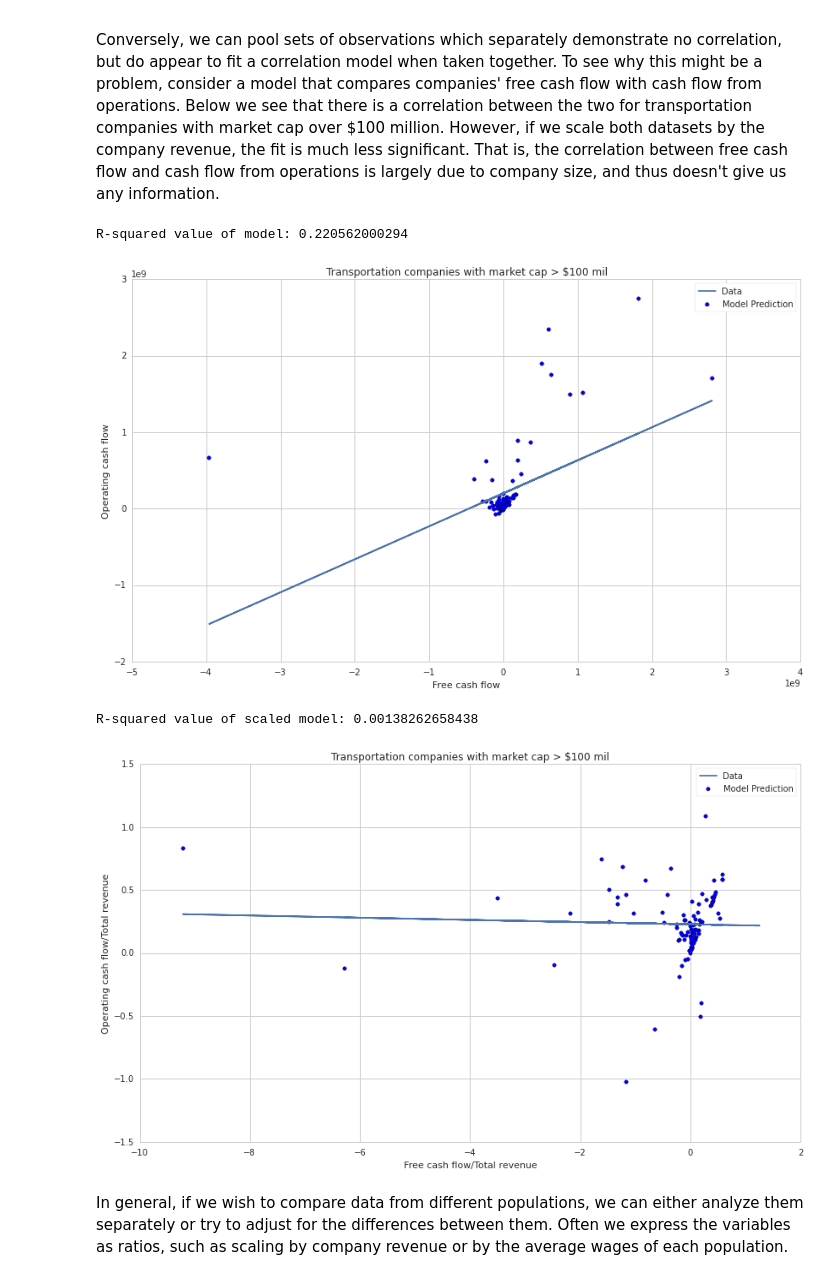
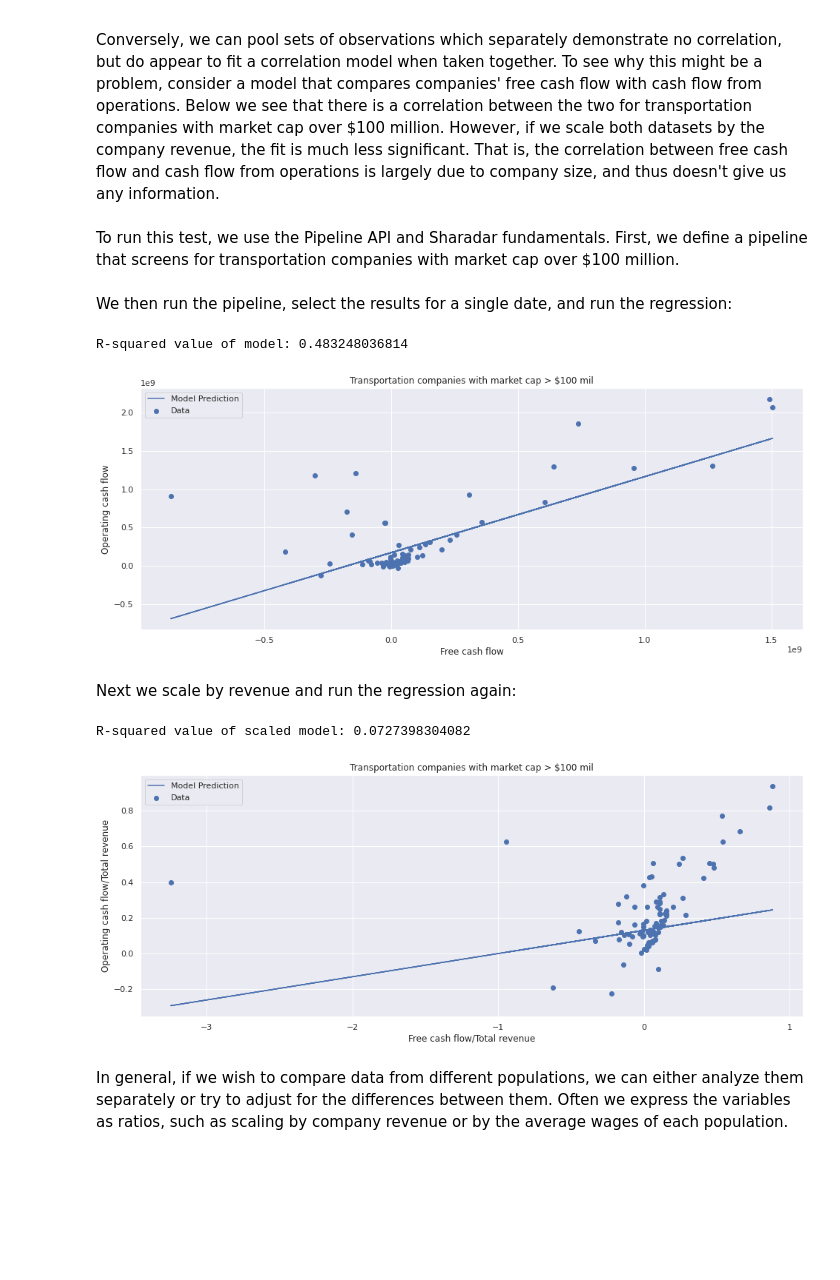
Before and after one commit to quantrocket-codeload/quant-finance-lectures, a Jupyter notebook: quant_finance_lectures/Lecture17-Model-Misspecification.ipynb, the cells around one changed output. Cells and saved outputs as stored; diff of their text form; code cells hidden in the pictures; blank space fills up the shorter version.

Commit message:
update Lecture 17 with Sharadar fundamentals

```diff
--- a/quant_finance_lectures/Lecture17-Model-Misspecification.ipynb
+++ b/quant_finance_lectures/Lecture17-Model-Misspecification.ipynb
@@ -38,7 +38,7 @@ securities = get_securities(symbols=["SPY", "AAPL", "JNJ"])
 start = '2013-01-01'
 end = '2015-01-01'
 
-closes = get_prices('free-usstock-1min', data_frequency='daily', sids=securities.index.tolist(), fields='Close', start_date=start, end_date=end).loc['Close']
+closes = get_prices('usstock-free-1min', data_frequency='daily', sids=securities.index.tolist(), fields='Close', start_date=start, end_date=end).loc['Close']
 
 sids_to_symbols = securities.Symbol.to_dict()
 closes = closes.rename(columns=sids_to_symbols)
@@ -67,7 +67,7 @@ It's hard to see consistency, or lack of it, since it is asymptotic and probabil
 start = '2009-01-01'
 end = '2015-01-01'
 
-closes = get_prices('free-usstock-1min', data_frequency='daily', sids=securities.index.tolist(), fields='Close', start_date=start, end_date=end).loc['Close']
+closes = get_prices('usstock-free-1min', data_frequency='daily', sids=securities.index.tolist(), fields='Close', start_date=start, end_date=end).loc['Close']
 closes = closes.rename(columns=sids_to_symbols)
 
 bench = closes['SPY']
@@ -103,7 +103,7 @@ securities = get_securities(symbols=["AAPL", "MSFT", "JNJ", "XOM", "MON"])
 start = '2017-01-01'
 end = '2018-01-01'
 
-closes = get_prices("free-usstock-1min", data_frequency='daily', sids=securities.index.tolist(), fields='Close', start_date=start, end_date=end).loc['Close']
+closes = get_prices("usstock-free-1min", data_frequency='daily', sids=securities.index.tolist(), fields='Close', start_date=start, end_date=end).loc['Close']
 
 sids_to_symbols = securities.Symbol.to_dict()
 closes = closes.rename(columns=sids_to_symbols)
@@ -215,58 +215,73 @@ plt.plot(model.params[0] + model.params[1]*np.arange(30), color='r');
 It's clear that two separate models for the two datasets would be more appropriate. Note that, as above, this can lead to assumption violations like heteroskedasticity and errors that are not normally distributed.
 
 Conversely, we can pool sets of observations which separately demonstrate no correlation, but do appear to fit a correlation model when taken together. To see why this might be a problem, consider a model that compares companies' free cash flow with cash flow from operations. Below we see that there is a correlation between the two for transportation companies with market cap over $100 million. However, if we scale both datasets by the company revenue, the fit is much less significant. That is, the correlation between free cash flow and cash flow from operations is largely due to company size, and thus doesn't give us any information.
+# %% [markdown]
+To run this test, we use the Pipeline API and Sharadar fundamentals. First, we define a pipeline that screens for transportation companies with market cap over \$100 million.
+# %%
+from zipline.pipeline import Pipeline
+from zipline.research import run_pipeline
+from zipline.pipeline.data import sharadar, master
+
+fundamentals = sharadar.Fundamentals.slice(dimension='ARQ', period_offset=0)
+
+pipeline = Pipeline(
+    columns={
+        "free_cash_flow": fundamentals.FCF.latest,
+        "operating_cash_flow": fundamentals.NCFO.latest,
+        "total_revenue": fundamentals.REVENUE.latest
+    },
+    screen=(fundamentals.MARKETCAP.latest > 1e8) & (master.SecuritiesMaster.sharadar_FamaIndustry.latest.eq('Transportation'))
+)
+# %% [markdown]
+We then run the pipeline, select the results for a single date, and run the regression:
 # %%
-# We'll be using pandas DataFrames
-import pandas as pd
-
-# Get most recent free cash flow, operating cash flow, and total revenue data
-fundamentals = init_fundamentals()
-today = pd.datetime.today()
-data = get_fundamentals(query(fundamentals.cash_flow_statement.free_cash_flow,
-                              fundamentals.cash_flow_statement.operating_cash_flow,
-                              fundamentals.income_statement.total_revenue,)
-                        .filter(fundamentals.valuation.market_cap > 1e8, # Filter by market cap & industry
-                               fundamentals.company_reference.industry_template_code == 'T'), today).T
+data = run_pipeline(pipeline, start_date="2015-12-01", end_date="2015-12-31", bundle='usstock-1min')
+data = data.xs('2015-12-31')
 
 # Drop missing data
 data.dropna(inplace=True)
 
 # Run linear regression and print R-squared value to evaluate the goodness of the fit
 unscaled_model = regression.linear_model.OLS(data['operating_cash_flow'],
                                     sm.add_constant(data['free_cash_flow'])).fit()
 prediction = unscaled_model.params[0] + unscaled_model.params[1]*data['free_cash_flow']
-print 'R-squared value of model:', unscaled_model.rsquared
+print('R-squared value of model:', unscaled_model.rsquared)
 
 # Plot the raw data for visualization
 plt.scatter(data['free_cash_flow'], data['operating_cash_flow'])
 plt.plot(data['free_cash_flow'], prediction)
-plt.legend(['Data', 'Model Prediction'])
+plt.legend(['Model Prediction', 'Data'])
 plt.xlabel('Free cash flow')
 plt.ylabel('Operating cash flow')
 plt.title('Transportation companies with market cap > $100 mil');
 # %% [output]
-R-squared value of model: 0.220562000294
+R-squared value of model: 0.483248036814
-[figure, old version]
+[figure, new version]
+# %% [markdown]
+Next we scale by revenue and run the regression again:
 # %%
+# drop rows with 0 revenue to avoid division by zero
+data = data[data.total_revenue > 0]
+
 # Run linear regression with inputs scaled by total revenue
 scaled_model = regression.linear_model.OLS(
-    data['operating_cash_flow'].values/data['total_revenue'].values,
-    sm.add_constant(data['free_cash_flow'].values/data['total_revenue'].values), missing='drop').fit()
-print 'R-squared value of scaled model:', scaled_model.rsquared
+    data['operating_cash_flow']/data['total_revenue'],
+    sm.add_constant(data['free_cash_flow']/data['total_revenue']), missing='drop').fit()
+print('R-squared value of scaled model:', scaled_model.rsquared)
 
-prediction = scaled_model.params[0] + scaled_model.params[1]*(data['free_cash_flow'].values/data['total_revenue'].values)
+prediction = scaled_model.params[0] + scaled_model.params[1]*(data['free_cash_flow']/data['total_revenue'])
 
 # Plot the scaled data
-plt.scatter(data['free_cash_flow'].values/data['total_revenue'].values,
-            data['operating_cash_flow'].values/data['total_revenue'].values)
-plt.plot(data['free_cash_flow'].values/data['total_revenue'].values, prediction)
-plt.legend(['Data', 'Model Prediction'])
+plt.scatter(data['free_cash_flow']/data['total_revenue'],
+            data['operating_cash_flow']/data['total_revenue'])
+plt.plot(data['free_cash_flow']/data['total_revenue'], prediction)
+plt.legend(['Model Prediction', 'Data'])
 plt.xlabel('Free cash flow/Total revenue')
 plt.ylabel('Operating cash flow/Total revenue')
 plt.title('Transportation companies with market cap > $100 mil');
 # %% [output]
-R-squared value of scaled model: 0.00138262658438
+R-squared value of scaled model: 0.0727398304082
-[figure, old version]
+[figure, new version]
 # %% [markdown]
 In general, if we wish to compare data from different populations, we can either analyze them separately or try to adjust for the differences between them. Often we express the variables as ratios, such as scaling by company revenue or by the average wages of each population.
 # %% [markdown]
```
Also changed, not shown: parts of 9 cells of this notebook.
